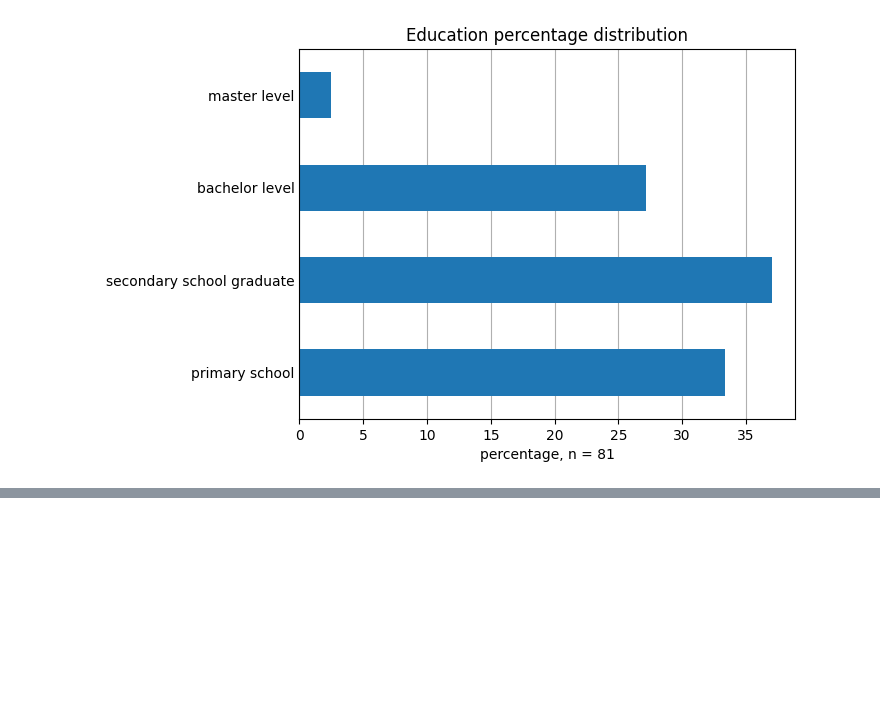
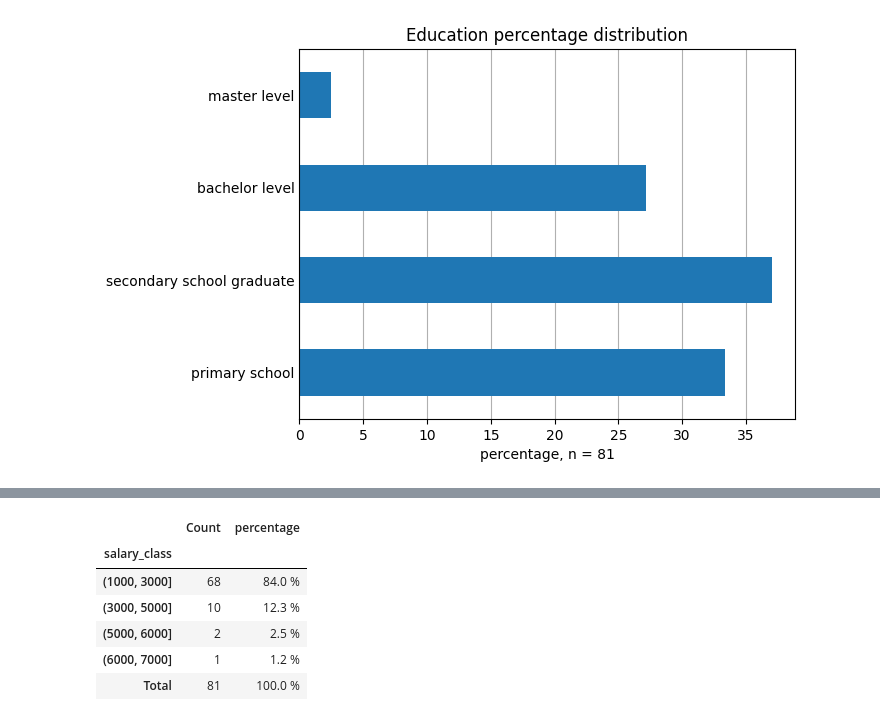
Before and after one commit to qiaoqiaozou/-Final-Project-Data-processing-, a Jupyter notebook: Analyzing_WorkPlaceSatisfactionSurveyData.ipynb, the cells around one changed output, grey strips where cells are left out. Cells and saved outputs as stored; diff of their text form; code cells hidden in the pictures; blank space fills up the shorter version.

```diff
--- a/Analyzing_WorkPlaceSatisfactionSurveyData.ipynb
+++ b/Analyzing_WorkPlaceSatisfactionSurveyData.ipynb
@@ -243,0 +299,11 @@ plt.tick_params(axis = 'y', length = 0)
+# %%
+#Finalizing the layout
+df3.style.format({'Count': '{:.0f}', 'percentage': '{:.1f} %'})
+# %% [output]
+|  | Count | percentage |
+| salary_class |  |  |
+| (1000, 3000] | 68 | 84.0 % |
+| (3000, 5000] | 10 | 12.3 % |
+| (5000, 6000] | 2 | 2.5 % |
+| (6000, 7000] | 1 | 1.2 % |
+| Total | 81 | 100.0 % |
```
Also changed, not shown: parts of 14 cells of this notebook.
